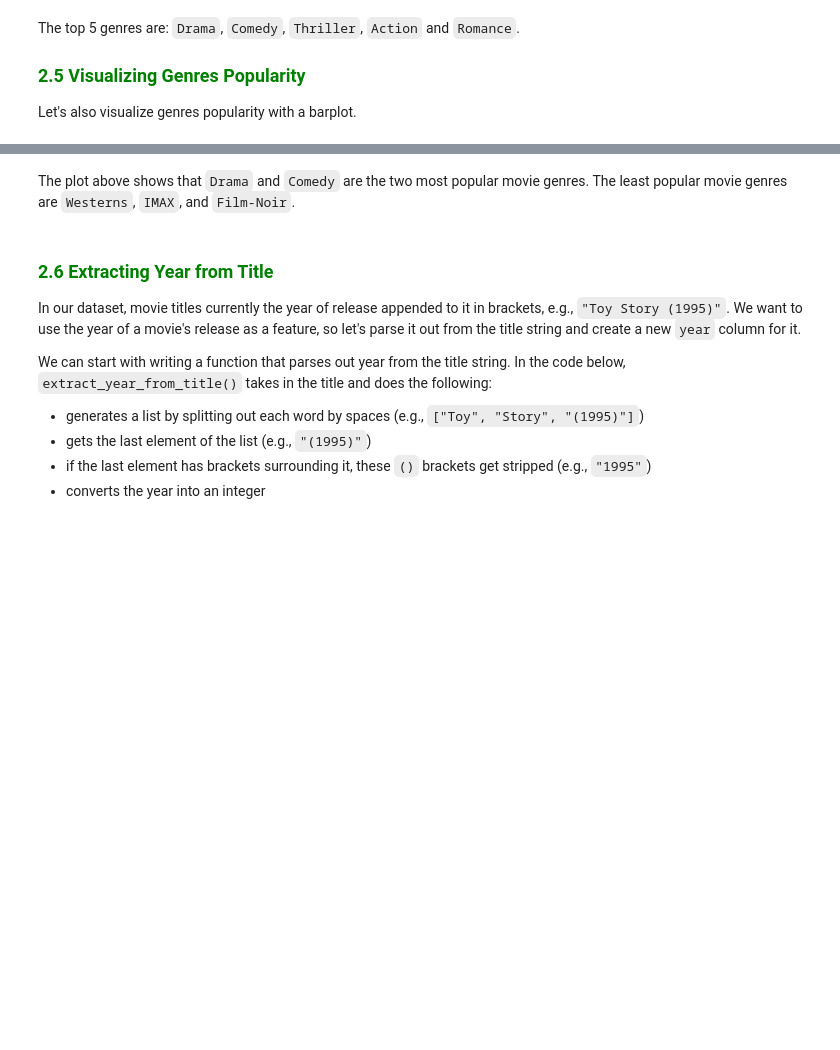
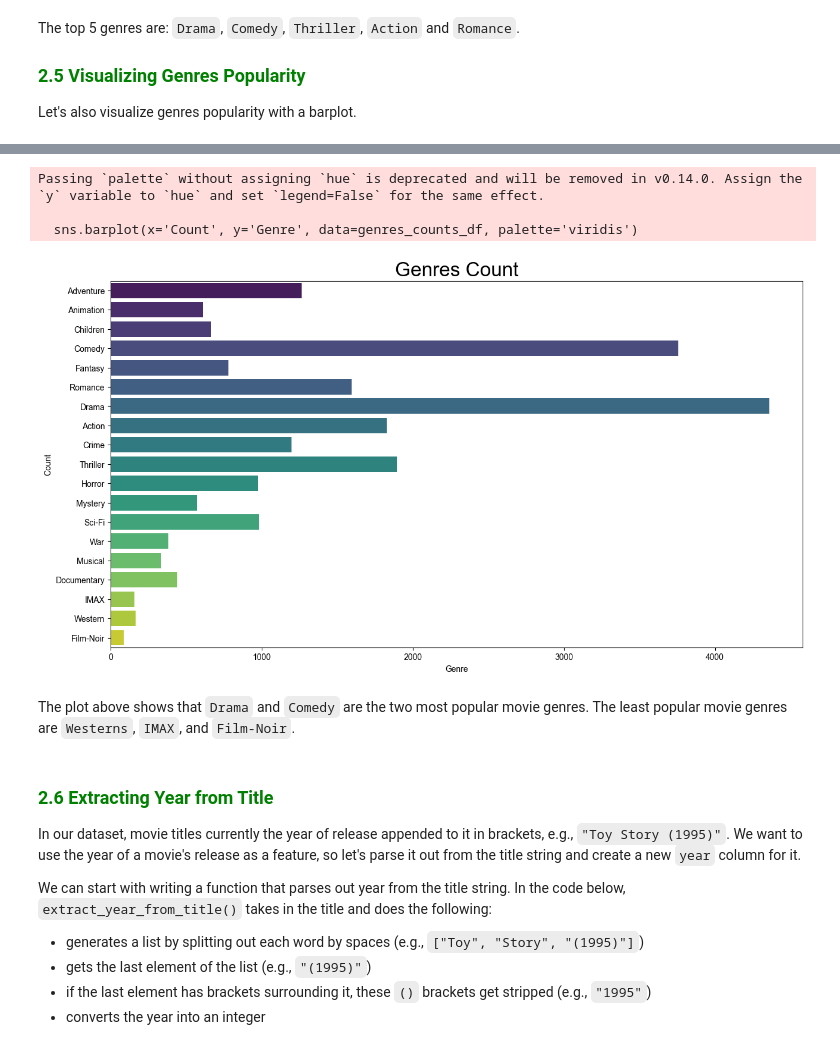
Before and after one commit to LCDA-UCP/tac-hands-on, a Jupyter notebook: exercises/session20-21-22/part2_cold_start_problem_exercises.ipynb, the cells around one changed output, grey strips where cells are left out. Cells and saved outputs as stored; diff of their text form; code cells hidden in the pictures; blank space fills up the shorter version.

```diff
--- a/exercises/session20-21-22/part2_cold_start_problem_exercises.ipynb
+++ b/exercises/session20-21-22/part2_cold_start_problem_exercises.ipynb
@@ -51,0 +43,6 @@ to convert to this:
+# %%
+# genres = [genre.split('|') for genre in movies['genres']]
+# movies['genres'] = genres
+
+movies['genres'] = movies['genres'].apply(lambda x: x.split('|'))
+movies
@@ -89,0 +101,10 @@ Let's remove all movies having `(no genres listed)` as its genre label. We'll al
+# %%
+no_genre_movies = []
+
+for i, genres in enumerate(movies['genres']):
+    if len(genres) == 1:
+        if genres[0] == '(no genres listed)':
+            no_genre_movies.append(i)
+
+movies = movies.drop(no_genre_movies)
+movies.shape
@@ -89,0 +113,4 @@ Let's remove all movies having `(no genres listed)` as its genre label. We'll al
+# %%
+counter = Counter(g for genre in movies['genres'] for g in genre)
+print(f"Genres: {len(counter)}")
+counter
@@ -115,3 +156,22 @@ Passing `palette` without assigning `hue` is deprecated and will be removed in v
+# %%
+import matplotlib.pyplot as plt
+import seaborn as sns
+
+genres_counts_df = pd.DataFrame([counter]).T.reset_index()
+genres_counts_df.columns = ['Genre', 'Count']
+
+plt.figure(figsize=(15,8))
+sns.barplot(x='Count', y='Genre', data=genres_counts_df, palette='viridis')
+sns.set_theme("poster")
+plt.title("Genres Count")
+plt.xlabel("Genre")
+plt.ylabel("Count")
+plt.show()
+# %% [output]
+Passing `palette` without assigning `hue` is deprecated and will be removed in v0.14.0. Assign the `y` variable to `hue` and set `legend=False` for the same effect.
+
+  sns.barplot(x='Count', y='Genre', data=genres_counts_df, palette='viridis')
+[figure, added]
 # %% [markdown]
 The plot above shows that `Drama` and `Comedy` are the two most popular movie genres. The least popular movie genres are `Westerns`, `IMAX`, and `Film-Noir`.
 # %% [markdown]
```
Also changed, not shown: parts of 37 cells of this notebook, 1 other file.
